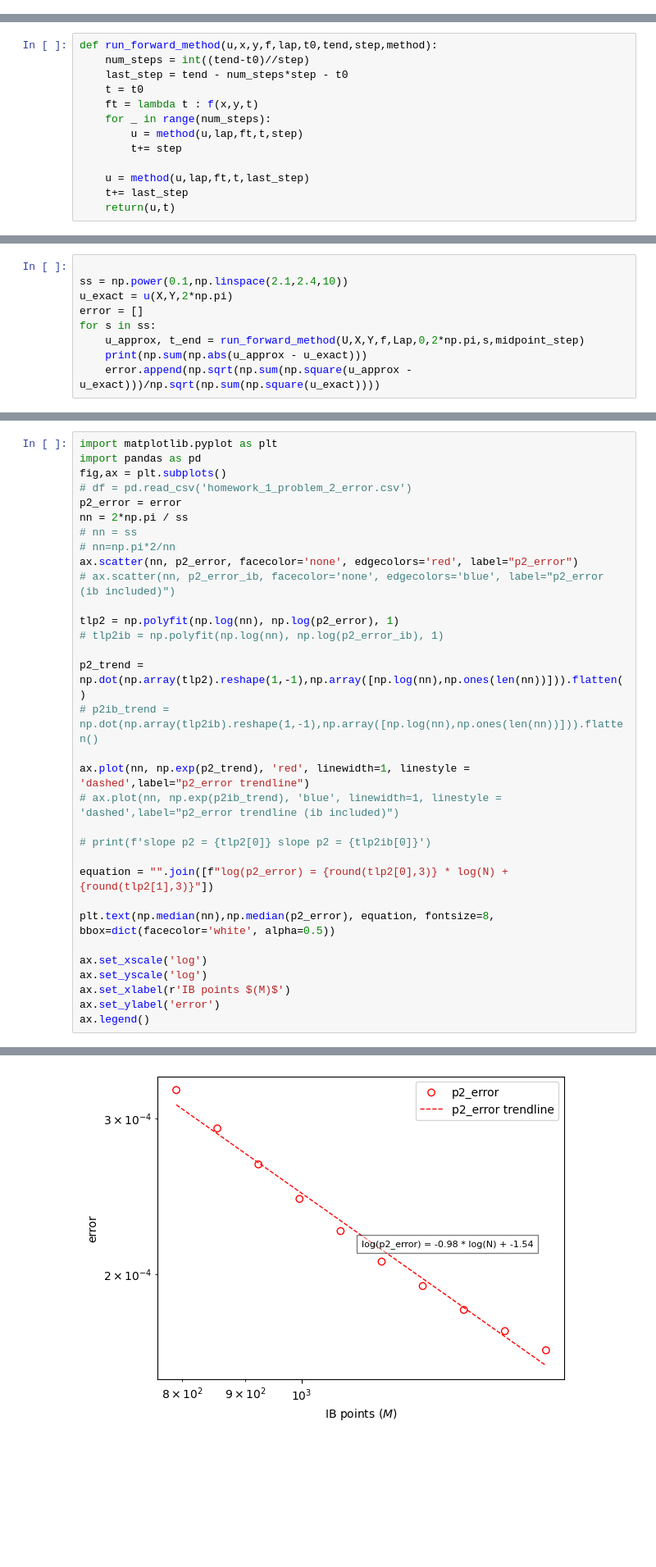
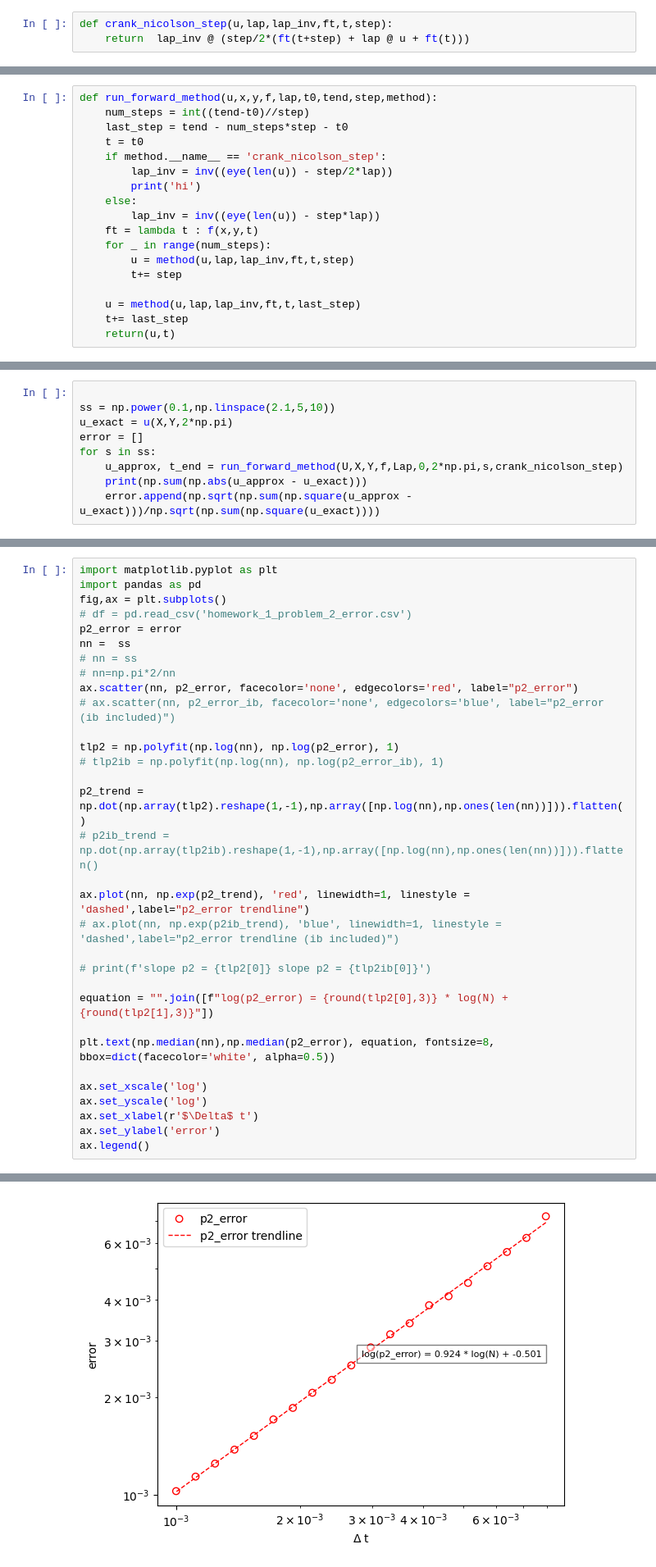
Before and after one commit to andrewholmberg/math_550_numerical_pdes, a Jupyter notebook: Homework 2/homework.ipynb, the cells around one changed output, grey strips where cells are left out. Shown at 82% size. Saved outputs shown, nothing was run; the diff lists cells and outputs as text; blank space fills up the shorter version.

```diff
--- a/Homework 2/homework.ipynb
+++ b/Homework 2/homework.ipynb
@@ -88 +92,4 @@ def forward_euler_step(u,lap,ft,t,step):
+# %%
+def crank_nicolson_step(u,lap,lap_inv,ft,t,step):
+    return  lap_inv @ (step/2*(ft(t+step) + lap @ u + ft(t)))
 # %%
@@ -99,12 +106,17 @@ def run_forward_method(u,x,y,f,lap,t0,tend,step,method):
     num_steps = int((tend-t0)//step)
     last_step = tend - num_steps*step - t0
     t = t0
+    if method.__name__ == 'crank_nicolson_step':
+        lap_inv = inv((eye(len(u)) - step/2*lap))
+        print('hi')
+    else:
+        lap_inv = inv((eye(len(u)) - step*lap))
     ft = lambda t : f(x,y,t)
     for _ in range(num_steps):
-        u = method(u,lap,ft,t,step)
+        u = method(u,lap,lap_inv,ft,t,step)
         t+= step
 
-    u = method(u,lap,ft,t,last_step)
+    u = method(u,lap,lap_inv,ft,t,last_step)
     t+= last_step
     return(u,t)
 # %%
@@ -145,10 +157,10 @@ plt.show()
 # %%
 
-ss = np.power(0.1,np.linspace(2.1,2.4,10))
+ss = np.power(0.1,np.linspace(2.1,5,10))
 u_exact = u(X,Y,2*np.pi)
 error = []
 for s in ss:
-    u_approx, t_end = run_forward_method(U,X,Y,f,Lap,0,2*np.pi,s,midpoint_step)
+    u_approx, t_end = run_forward_method(U,X,Y,f,Lap,0,2*np.pi,s,crank_nicolson_step)
     print(np.sum(np.abs(u_approx - u_exact)))
     error.append(np.sqrt(np.sum(np.square(u_approx - u_exact)))/np.sqrt(np.sum(np.square(u_exact))))
 # %% [output]
@@ -167,33 +190,33 @@ import matplotlib.pyplot as plt
 import pandas as pd
 fig,ax = plt.subplots()
 # df = pd.read_csv('homework_1_problem_2_error.csv')
 p2_error = error
-nn = 2*np.pi / ss
+nn =  ss
 # nn = ss
 # nn=np.pi*2/nn
 ax.scatter(nn, p2_error, facecolor='none', edgecolors='red', label="p2_error")
 # ax.scatter(nn, p2_error_ib, facecolor='none', edgecolors='blue', label="p2_error (ib included)")
 
 tlp2 = np.polyfit(np.log(nn), np.log(p2_error), 1)
 # tlp2ib = np.polyfit(np.log(nn), np.log(p2_error_ib), 1)
 
 p2_trend = np.dot(np.array(tlp2).reshape(1,-1),np.array([np.log(nn),np.ones(len(nn))])).flatten()
 # p2ib_trend = np.dot(np.array(tlp2ib).reshape(1,-1),np.array([np.log(nn),np.ones(len(nn))])).flatten()
 
 ax.plot(nn, np.exp(p2_trend), 'red', linewidth=1, linestyle = 'dashed',label="p2_error trendline")
 # ax.plot(nn, np.exp(p2ib_trend), 'blue', linewidth=1, linestyle = 'dashed',label="p2_error trendline (ib included)")
 
 # print(f'slope p2 = {tlp2[0]} slope p2 = {tlp2ib[0]}')
 
 equation = "".join([f"log(p2_error) = {round(tlp2[0],3)} * log(N) + {round(tlp2[1],3)}"])
 
 plt.text(np.median(nn),np.median(p2_error), equation, fontsize=8, bbox=dict(facecolor='white', alpha=0.5))
 
 ax.set_xscale('log')
 ax.set_yscale('log')
-ax.set_xlabel(r'IB points $(M)$')
+ax.set_xlabel(r'$\Delta$ t')
 ax.set_ylabel('error')
 ax.legend()
 # %% [output]
 <matplotlib.legend.Legend at 0x...>
-[figure, old version]
+[figure, new version]
```
Also changed, not shown: parts of 9 cells of this notebook, 2 other files.
